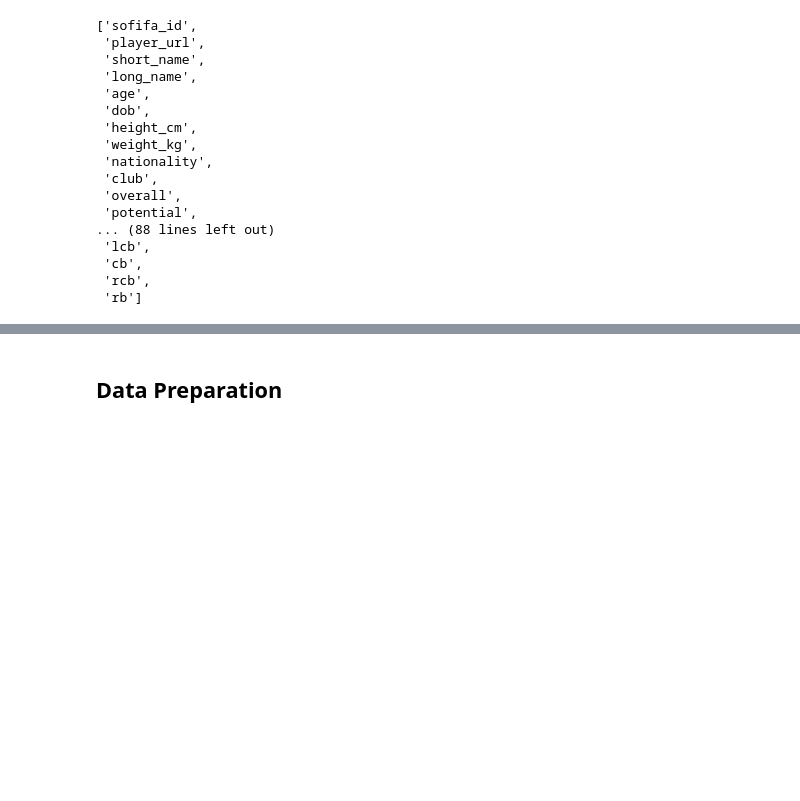
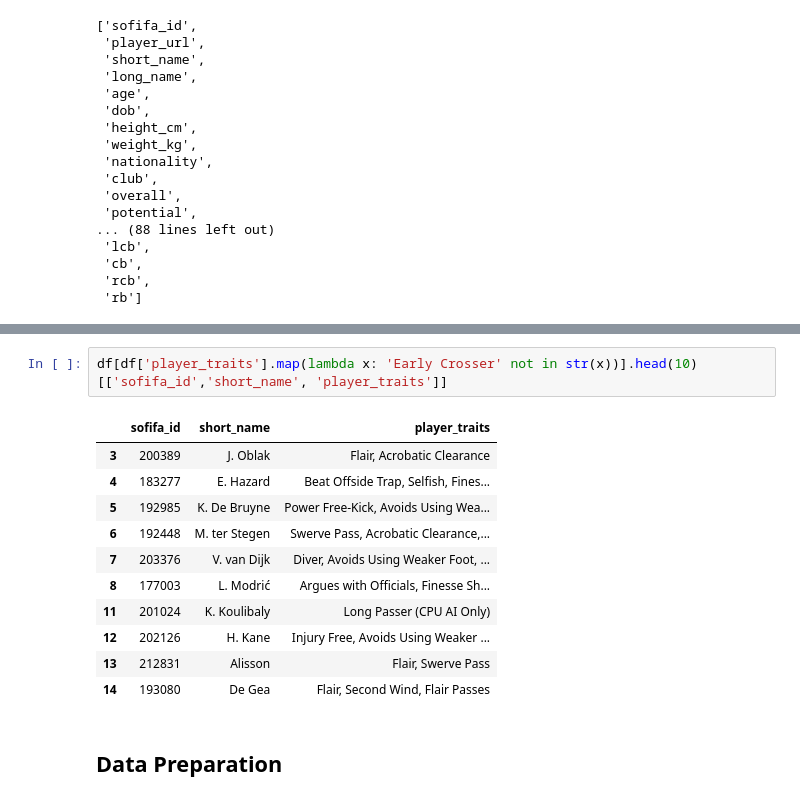
Before and after one commit to desenfirman/machine-learning-zoomcamp, a Jupyter notebook: .__MIDTERM__/notebook.ipynb, the cells around one changed output, grey strips where cells are left out. Saved outputs shown, nothing was run; the diff lists cells and outputs as text; blank space fills up the shorter version.

```diff
--- a/.__MIDTERM__/notebook.ipynb
+++ b/.__MIDTERM__/notebook.ipynb
@@ -113,3 +129,17 @@ Target
+# %%
+df[df['player_traits'].map(lambda x: 'Early Crosser' not in str(x))].head(10)[['sofifa_id','short_name', 'player_traits']]
+# %% [output]
+|  | sofifa_id | short_name | player_traits |
+| 3 | 200389 | J. Oblak | Flair, Acrobatic Clearance |
+| 4 | 183277 | E. Hazard | Beat Offside Trap, Selfish, Fines... |
+| 5 | 192985 | K. De Bruyne | Power Free-Kick, Avoids Using Wea... |
+| 6 | 192448 | M. ter Stegen | Swerve Pass, Acrobatic Clearance,... |
+| 7 | 203376 | V. van Dijk | Diver, Avoids Using Weaker Foot, ... |
+| 8 | 177003 | L. Modrić | Argues with Officials, Finesse Sh... |
+| 11 | 201024 | K. Koulibaly | Long Passer (CPU AI Only) |
+| 12 | 202126 | H. Kane | Injury Free, Avoids Using Weaker ... |
+| 13 | 212831 | Alisson | Flair, Swerve Pass |
+| 14 | 193080 | De Gea | Flair, Second Wind, Flair Passes |
 # %% [markdown]
 ## Data Preparation
 # %%
```
Also changed, not shown: parts of 24 cells of this notebook, 3 other files.
